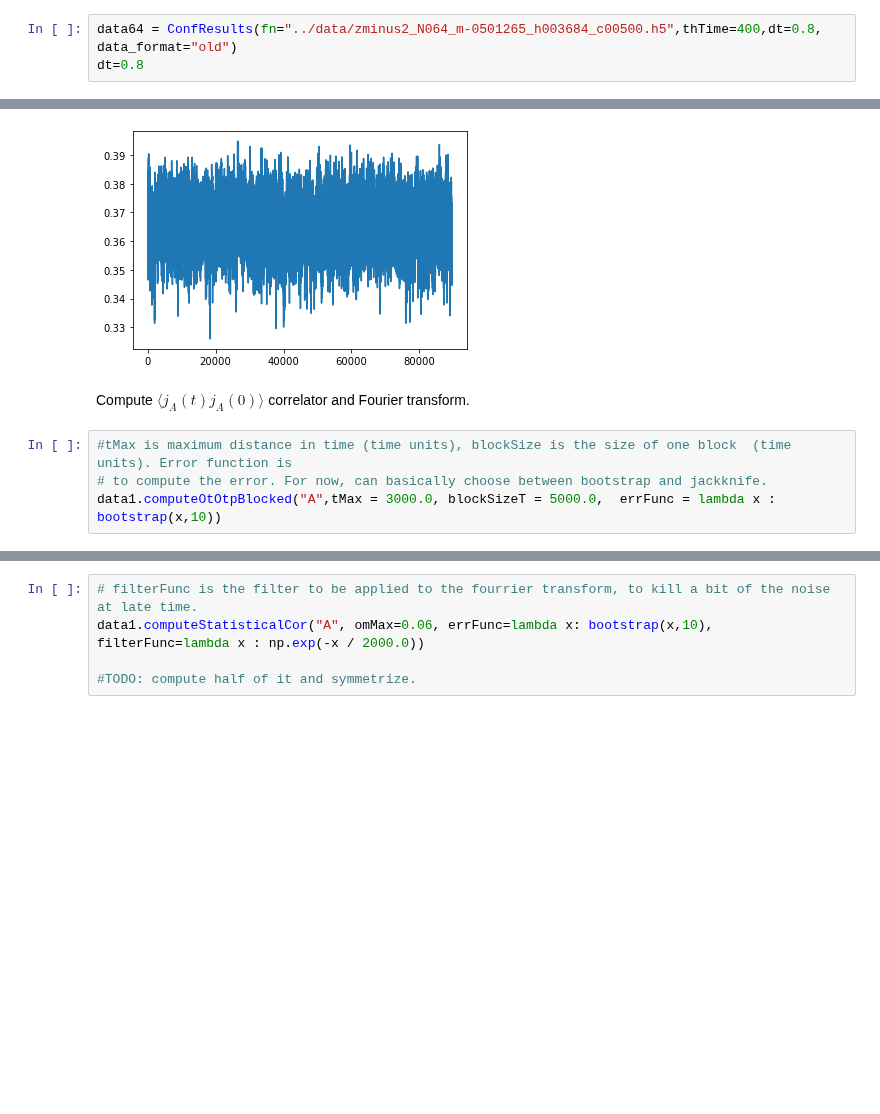
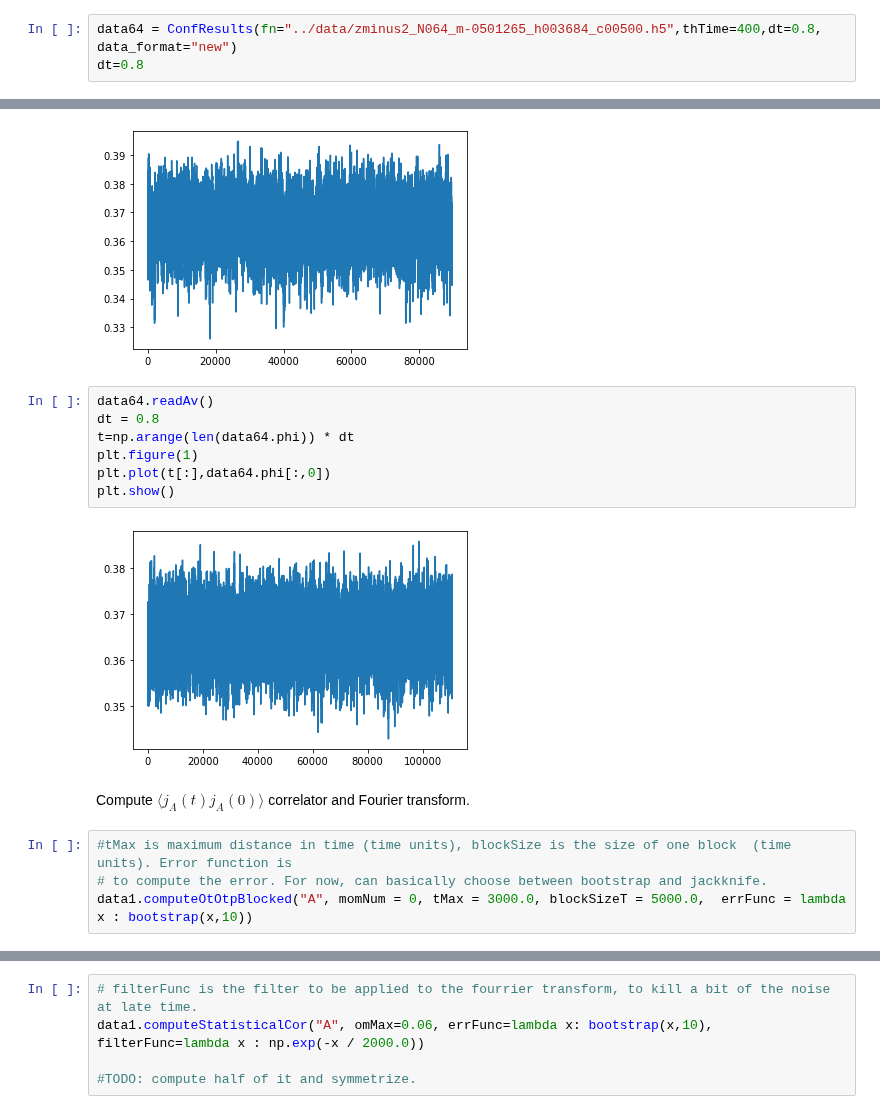
Before and after one commit to jannisgebbo/langevinA, a Jupyter notebook: jupyter_notebooks/ModelG_spectral_function.ipynb, the cells around one changed output, grey strips where cells are left out. Saved outputs shown, nothing was run; the diff lists cells and outputs as text; blank space fills up the shorter version.

```diff
--- a/jupyter_notebooks/ModelG_spectral_function.ipynb
+++ b/jupyter_notebooks/ModelG_spectral_function.ipynb
@@ -29,7 +26,7 @@ $z=-2, \chi=5$
 data1 = ConfResults(fn="../data/zminus2_N048_m-0501265_h003684_c00500.h5",thTime=400,dt=0.8,  data_format="old")
 dt=0.8
 # %%
-data64 = ConfResults(fn="../data/zminus2_N064_m-0501265_h003684_c00500.h5",thTime=400,dt=0.8,  data_format="old")
+data64 = ConfResults(fn="../data/zminus2_N064_m-0501265_h003684_c00500.h5",thTime=400,dt=0.8,  data_format="new")
 dt=0.8
 # %% [markdown]
 Magnetization, check we are thermalized
@@ -42,12 +39,21 @@ plt.plot(t[:],data1.phi[:,0])
 plt.show()
 # %% [output]
 [figure]
+# %%
+data64.readAv()
+dt = 0.8
+t=np.arange(len(data64.phi)) * dt
+plt.figure(1)
+plt.plot(t[:],data64.phi[:,0])
+plt.show()
+# %% [output]
+[figure, added]
 # %% [markdown]
 Compute $\langle j_A(t) j_A(0)\rangle$ correlator and Fourier transform.
 # %%
 #tMax is maximum distance in time (time units), blockSize is the size of one block  (time units). Error function is
 # to compute the error. For now, can basically choose between bootstrap and jackknife.
-data1.computeOtOtpBlocked("A",tMax = 3000.0, blockSizeT = 5000.0,  errFunc = lambda x : bootstrap(x,10))
+data1.computeOtOtpBlocked("A", momNum = 0, tMax = 3000.0, blockSizeT = 5000.0,  errFunc = lambda x : bootstrap(x,10))
 # %%
 plotter.plot(data1,"OtOttp","A")
 # %% [output]
```
Also changed, not shown: parts of 7 cells of this notebook, 3 other files.
